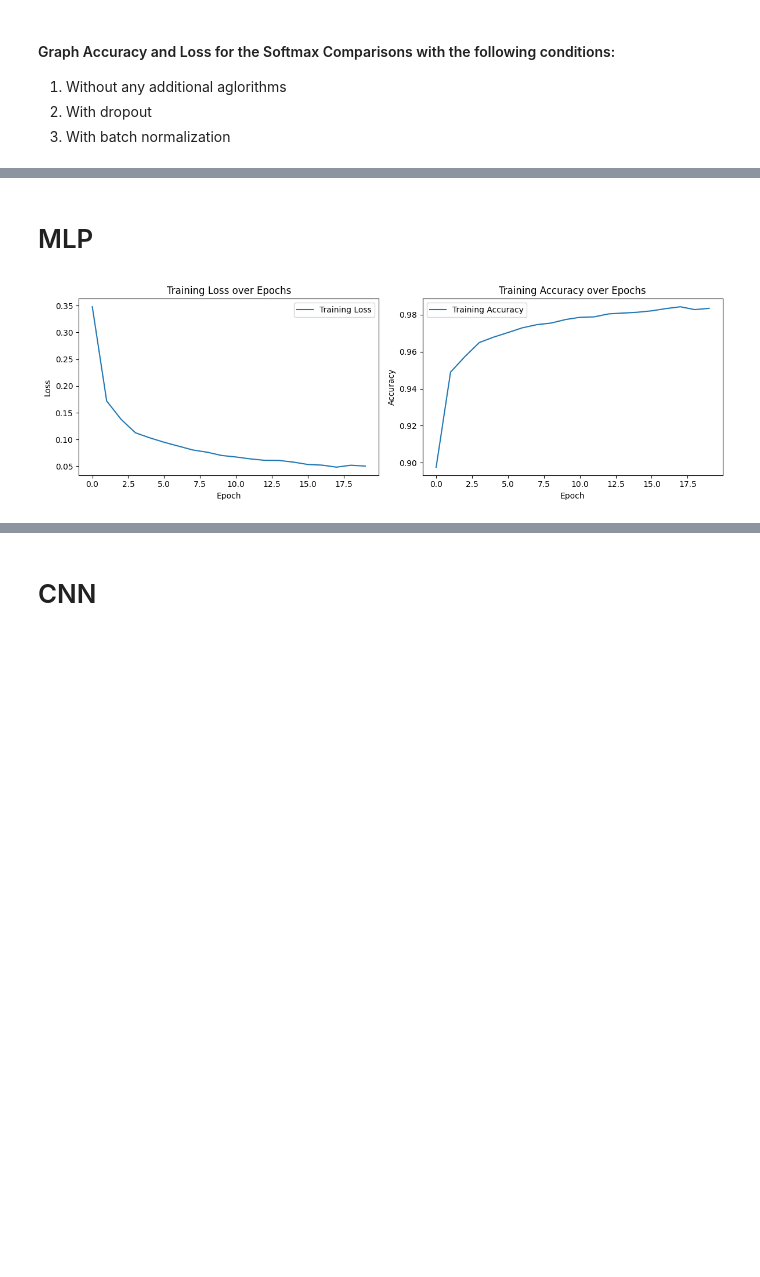
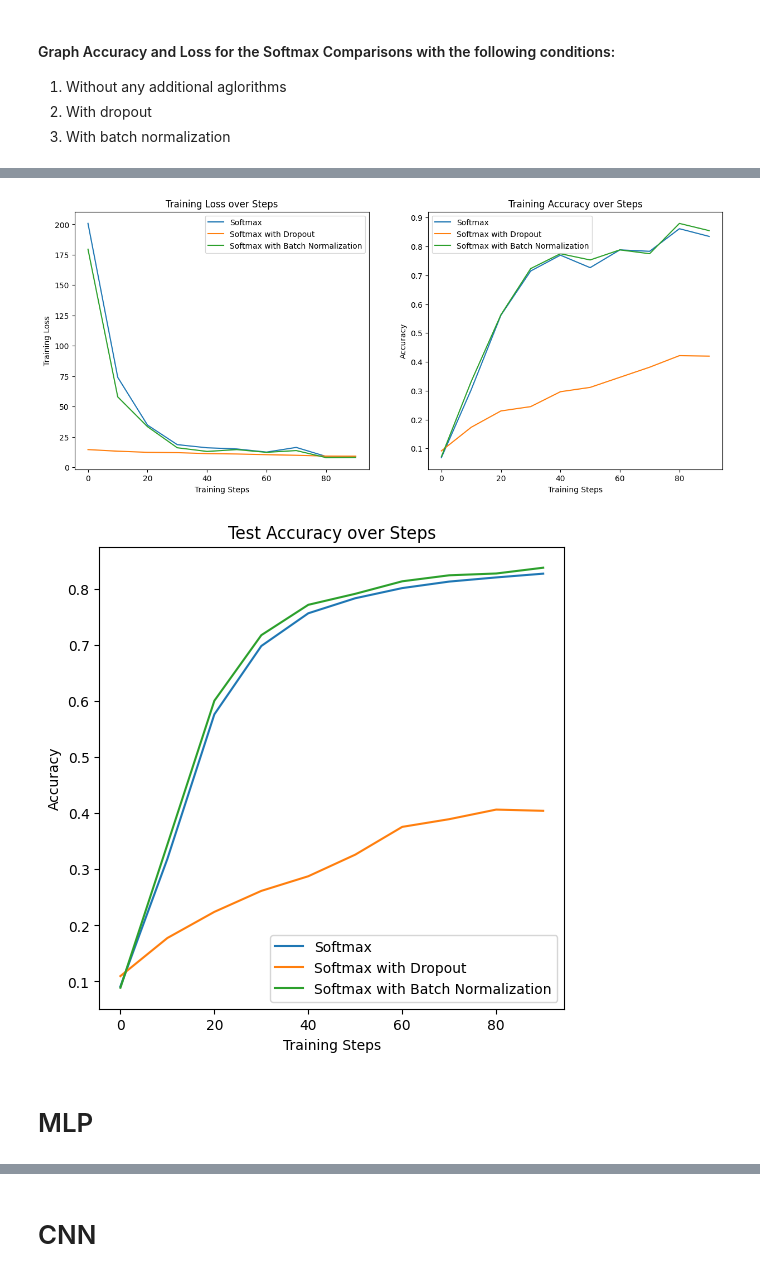
Before and after one commit to nathanbowness/CSI5340Assignments, a Jupyter notebook: Assignment2/Assignment2_Code.ipynb, the cells around one changed output, grey strips where cells are left out. Cells and saved outputs as stored; diff of their text form; code cells hidden in the pictures; blank space fills up the shorter version.

Commit message:
Update the code with all generated graphs.

```diff
--- a/Assignment2/Assignment2_Code.ipynb
+++ b/Assignment2/Assignment2_Code.ipynb
@@ -5,9 +5,18 @@ Load the MNIST dataset is downloaded using the tensor flow package, with informa
 # %%
 import tensorflow as tf
 import numpy as np
+import math;
 import matplotlib.pyplot as plt
+from tensorflow.keras.models import Sequential
+from tensorflow.keras.layers import Conv2D, MaxPooling2D, Flatten, Dense, Dropout, BatchNormalization
+from tensorflow.keras.datasets import mnist
 
-def get_mnist_dataset_normalized(num_classes=10):
+NUM_CLASSES = 10
+DROPOUT_RATE = 0.5
+EPOCHS = 1
+INPUT_SHAPE = (28, 28)
+
+def get_mnist_dataset_normalized():
     """
     Loads the MNIST dataset and normalizes the pixel values to [0, 1]. Also one-hot encodes the labels so it's usable with the training models
     :return: x_train, y_train, x_test, y_test
@@ -17,9 +26,9 @@ def get_mnist_dataset_normalized(num_classes=10):
     (x_train, y_train), (x_test, y_test) = mnist.load_data()
 
     # Normalize pixel values to [0, 1]
-    x_train,x_test = x_train.astype('float32') / 255.0, x_test.astype('float32') / 255.0
+    x_train,x_test = x_train.astype('float32'), x_test.astype('float32')
     # One-hot encode the labels
-    y_train,y_test = tf.one_hot(y_train, depth=num_classes), tf.one_hot(y_test, depth=num_classes)
+    y_train,y_test = tf.one_hot(y_train, depth=NUM_CLASSES), tf.one_hot(y_test, depth=NUM_CLASSES)
     return x_train, y_train, x_test, y_test
 # %% [markdown]
 ## Soft-max Regression Classifier
@@ -139,9 +121,13 @@ x_train, y_train, x_test, y_test = get_mnist_dataset_normalized()
 
 softmax = SoftmaxRegressionClassifier(x_train, y_train, x_test, y_test, False, False)
 softmax.train()
+softmax_train_accuracy_x_axis = softmax.get_data_x_values()
+softmax_train_accuracy, softmax_loss_data = softmax.get_train_data()
 
 softmax_dropout = SoftmaxRegressionClassifier(x_train, y_train, x_test, y_test, True, False)
 softmax_dropout.train()
+softmax_dropout_train_accuracy, softmax_dropout_loss_data = softmax_dropout.get_train_data()
 
 softmax_batch_norm = SoftmaxRegressionClassifier(x_train, y_train, x_test, y_test, False, True)
 softmax_batch_norm.train()
+softmax_batch_norm_train_accuracy, softmax_batch_norm_loss_data = softmax_batch_norm.get_train_data()
@@ -250,3 +184,19 @@ plot_test_data(softmax, softmax_dropout, softmax_batch_norm)
+# %%
+# Plot training loss and accuracy for MLP, MLP with dropout, and MLP with batch normalization
+figure1 = plt.figure(figsize=(15, 6))
+subplot1 = plot_training_loss_data(figure1, softmax_train_accuracy_x_axis, softmax_loss_data, softmax_dropout_loss_data, softmax_batch_norm_loss_data, 'Training Loss over Steps', "Softmax", 1, 2, 1)
+figure1.add_subplot(subplot1)
+subplot2 = plot_training_accuracy_data(figure1, softmax_train_accuracy_x_axis, softmax_train_accuracy, softmax_dropout_train_accuracy, softmax_batch_norm_train_accuracy, 'Training Accuracy over Steps', "Softmax", 1, 2, 2)
+figure1.add_subplot(subplot2)
+plt.show()
+
+figure2 = plt.figure(figsize=(6, 6))
+subplot3 = plot_test_accuracy_data(figure2, softmax_train_accuracy_x_axis, softmax.get_test_data_accuracy(), softmax_dropout.get_test_data_accuracy(), softmax_batch_norm.get_test_data_accuracy(), 'Test Accuracy over Steps', "Softmax", 1, 1, 1)
+figure2.add_subplot(subplot3)
+plt.show()
+# %% [output]
+[figure, added]
+[figure, added]
 # %% [markdown]
 # MLP
 # %%
@@ -307,23 +270,0 @@ train_accuracy, loss_data = mlp.get_train_data()
-# %%
-
-
-# Plot training loss and accuracy
-plt.figure(figsize=(12, 4))
-plt.subplot(1, 2, 1)
-plt.plot(range(20), loss_history, label='Training Loss')
-plt.xlabel('Epoch')
-plt.ylabel('Loss')
-plt.title('Training Loss over Epochs')
-plt.legend()
-
-plt.subplot(1, 2, 2)
-plt.plot(range(20), accuracy_history, label='Training Accuracy')
-plt.xlabel('Epoch')
-plt.ylabel('Accuracy')
-plt.title('Training Accuracy over Epochs')
-plt.legend()
-
-plt.tight_layout()
-plt.show()
-# %% [output]
-[figure, removed]
```
Also changed, not shown: parts of 15 cells of this notebook.
